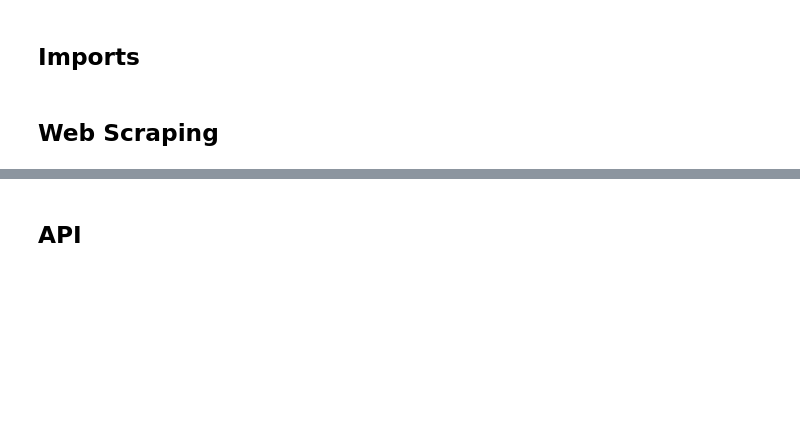
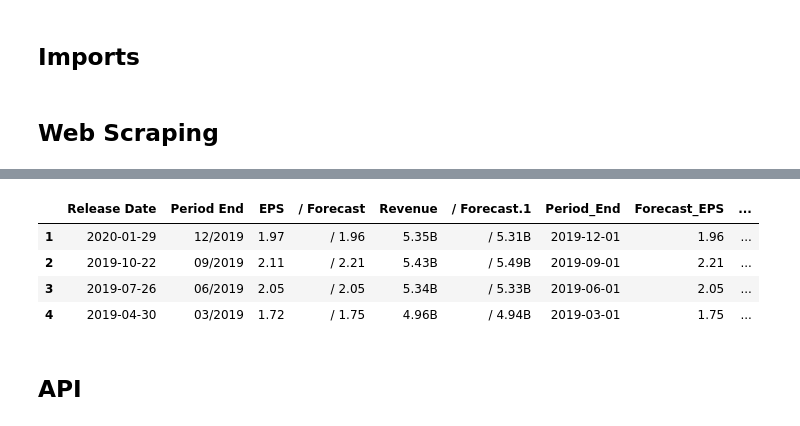
Before and after one commit to ta-datapt-bcn/project-web, a Jupyter notebook: main Project Web-Api.ipynb, the cells around one changed output, grey strips where cells are left out. Saved outputs shown, nothing was run; the diff lists cells and outputs as text; code cells hidden in the pictures; blank space fills up the shorter version.

```diff
--- a/main Project Web-Api.ipynb
+++ b/main Project Web-Api.ipynb
@@ -156,2 +138,37 @@ df.head(4)
+# %%
+'''Se utiliza Regex para limpiar un poco las columnas e intentar traducir las unidades B y M en numericas.
+Es algo que no se ha conseguido que funcione a la perfeccion. '''
+
+
+df['Release Date']=pd.to_datetime(df['Release Date']).dt.date
+df['Period_End']=pd.to_datetime(df['Period End']).dt.date
+df=df.replace('[,]', '', regex=True)
+df['Forecast_EPS']=df['/ Forecast'].replace('/', '', regex=True)
+df['Revenue2']=df['Revenue'].replace('M', '', regex=True)
+df['Revenue2']=df['Revenue2'].apply(lambda x: x.replace('.', '') if x.endswith('B') else x)
+df['Revenue2']=df['Revenue2'].apply(lambda x: x.replace('B', '00') if x.endswith('B') and len(x)==3 else x)
+df['Revenue2']=df['Revenue2'].apply(lambda x: x.replace('B', '000') if x.endswith('B') and len(x)==2 else x)
+df['Revenue2']=df['Revenue2'].apply(lambda x: x.replace('B', '0') if x.endswith('B') else x)
+
+df['Revenue2']=df['Revenue2'].astype(float)
+df['Forecast_Revenue']=df['/ Forecast.1'].replace('/', '', regex=True)
+
+df['Forecast_Revenue']=df['Forecast_Revenue'].replace('[M]', '', regex=True)
+df['Forecast_Revenue']=df['Forecast_Revenue'].apply(lambda x: x.replace('.', '') if x.endswith('B') else x)
+df['Forecast_Revenue']=df['Forecast_Revenue'].apply(lambda x: x.replace('B', '00') if x.endswith('B') and len(x)==3 else x)
+df['Forecast_Revenue']=df['Forecast_Revenue'].apply(lambda x: x.replace('B', '000') if x.endswith('B') and len(x)==2 else x)
+df['Forecast_Revenue']=df['Forecast_Revenue'].apply(lambda x: x.replace('B', '0') if x.endswith('B') else x)
+
+df['Forecast_Revenue']=df['Forecast_Revenue'].astype(float)
+
+df_entrega=df[['Release Date','Period End','Revenue2','Forecast_Revenue']]
+df_entrega.to_csv(f'Resultados_{name_api}.csv')
+df.head(4)
+# %% [output]
+|  | Release Date | Period End | EPS | / Forecast | Revenue | / Forecast.1 | Period_End | Forecast_EPS | ... |
+| 1 | 2020-01-29 | 12/2019 | 1.97 | / 1.96 | 5.35B | / 5.31B | 2019-12-01 | 1.96 | ... |
+| 2 | 2019-10-22 | 09/2019 | 2.11 | / 2.21 | 5.43B | / 5.49B | 2019-09-01 | 2.21 | ... |
+| 3 | 2019-07-26 | 06/2019 | 2.05 | / 2.05 | 5.34B | / 5.33B | 2019-06-01 | 2.05 | ... |
+| 4 | 2019-04-30 | 03/2019 | 1.72 | / 1.75 | 4.96B | / 4.94B | 2019-03-01 | 1.75 | ... |
 # %% [markdown]
 ## API
```
Also changed, not shown: parts of 46 cells of this notebook, 2 other files.
